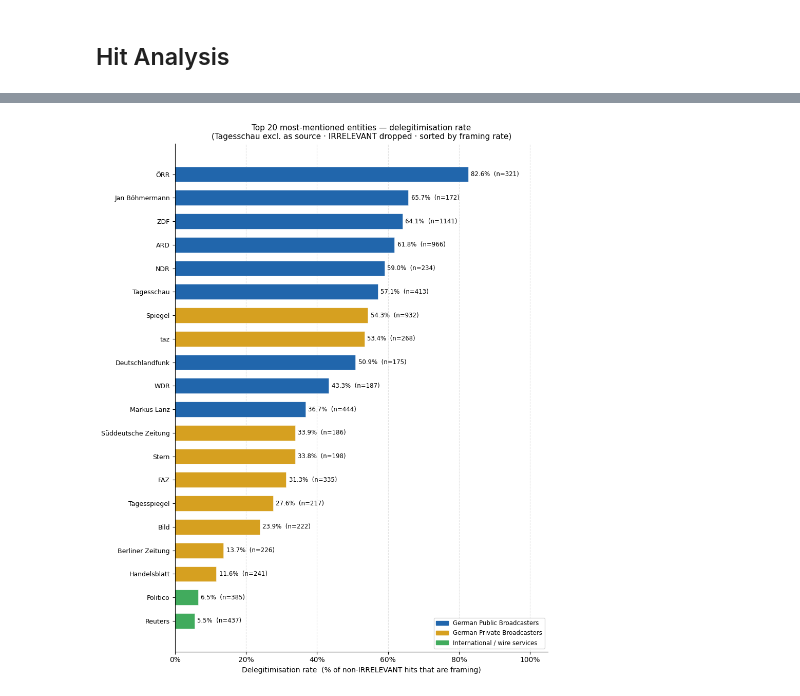
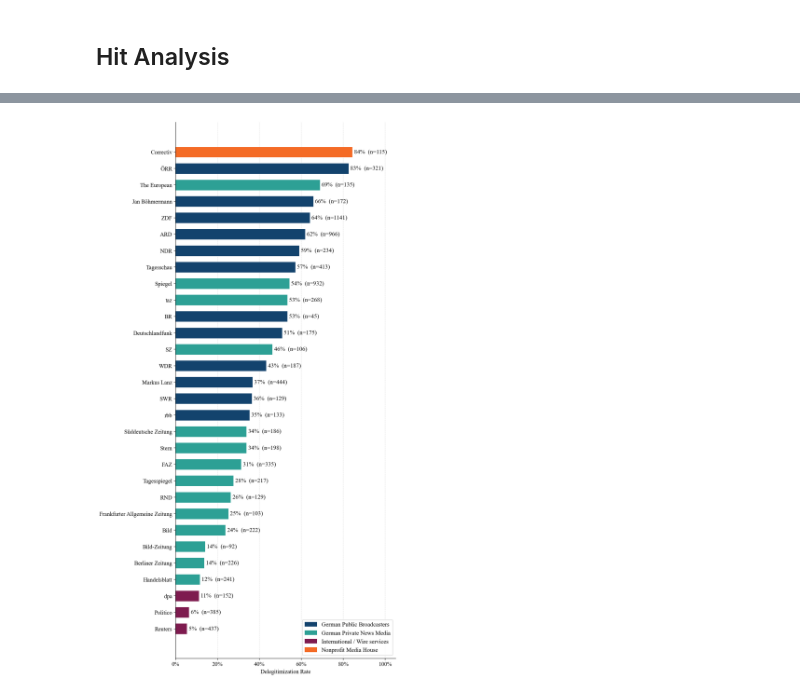
Before and after one commit to mattishaumann/Thesis, a Jupyter notebook: 03_Framing/Media_Framing_Analysis/Framing_Results_Rerun.ipynb, the cells around one changed output, grey strips where cells are left out. Drawn from its saved outputs; the diff is of its cells as text; code cells hidden in the pictures.

Commit message:
further visuals

```diff
--- a/03_Framing/Media_Framing_Analysis/Framing_Results_Rerun.ipynb
+++ b/03_Framing/Media_Framing_Analysis/Framing_Results_Rerun.ipynb
@@ -24,0 +140,11 @@ memory usage: 1.3 MB
+# %%
+# ── Apply all filters once ───────────────────────────────────────────────────
+# Remove IRRELEVANT classifications and Tagesschau (reference outlet, not target)
+print(f"Before filtering:  {len(df):,} rows")
+
+df = df[
+    (df["source"] != "Tagesschau")
+].copy()
+
+print(f"After filtering:   {len(df):,} rows")
+print(f"Sources remaining: {sorted(df['source'].unique())}")
@@ -38,3 +164,0 @@ Name: count, dtype: int64
-# %%
-# Remove rows where the 'category' is 'IRRELEVANT'
-df = df[df['category'] != 'IRRELEVANT']
@@ -117,3 +175,0 @@ plt.show()
-# %%
-# Remove all rows where source is 'Tagesschau'
-df = df[df['source'] != 'Tagesschau']
@@ -255,88 +296,82 @@ Jan Böhmermann          172
 Name: count, dtype: int64
 # %%
-# ── Top 20 most-mentioned entities: delegitimisation rate, coloured by group ──
+# ── Top 20 most-mentioned known entities: delegitimisation rate ───────────────
 from matplotlib.patches import Patch
 
-TOP_N = 20
+TOP_N = 30
 
 HIT_GROUPS = {
     "German Public Broadcasters": {
-        "color": "#2166ac",
+        "color": "#13436d",
         "members": {
-            "ÖRR", "ZDF", "ARD", "NDR", "Tagesschau", "Deutschlandfunk",
-            "WDR", "Deutschlandradio", "Öffentlich-Rechtliche",
-            "Öffentlich-rechtliche Medien", "ÖffentlichRechtliche", "Jan Böhmermann", "Böhmermann", "Markus Lanz", "Lanz"
+            "ÖRR", "ZDF", "ARD", "NDR", "SWR", "BR", "rbb", "WDR",
+            "Tagesschau", "Deutschlandfunk", "Deutschlandradio",
+            "Öffentlich-Rechtliche", "Öffentlich-rechtliche Medien",
+            "ÖffentlichRechtliche", "Staatsfunk",
+            "Jan Böhmermann", "Böhmermann", "Markus Lanz", "Lanz",
         },
     },
-
-    "German Private Broadcasters": {
-        "color": "#d6a020",
+    "German Private News Media": {
+        "color": "#2da095",
         "members": {
             "Spiegel", "Der Spiegel", "taz", "Süddeutsche Zeitung", "SZ",
-            "Tagesspiegel", "Stern","FAZ", "Frankfurter Allgemeine Zeitung", "Handelsblatt", "Bild", "Bild-Zeitung", "Berliner Zeitung"
+            "Tagesspiegel", "Stern", "FAZ", "Frankfurter Allgemeine Zeitung",
+            "Handelsblatt", "Bild", "Bild-Zeitung", "Berliner Zeitung",
+            "RND", "Qualitätsmedien","The European",
         },
     },
-    "International / wire services": {
-        "color": "#41ab5d",
-        "members": {"Politico", "Reuters", "BBC", "CNN", "AP", "dpa"},
+    "International / Wire services": {
+        "color": "#7e1b4f",
+        "members": {"Politico", "Reuters", "BBC", "CNN", "AP", "dpa"},},
+
+    "Nonprofit Media House":{"color": "#f46b26",
+        "members": {"Correctiv",
+        }
     },
+
 }
 
 hit_to_group = {m: g for g, meta in HIT_GROUPS.items() for m in meta["members"]}
 
-# Delegitimisation rate = framing hits / (framing + neutral) per entity
-df_known = df[df["hit_text"].isin(hit_to_group)].copy()
-
+df_known     = df[df["hit_text"].isin(hit_to_group)].copy()
 total_hits   = df_known.groupby("hit_text").size()
 framing_hits = df_known[df_known["category"] != "NEUTRAL"].groupby("hit_text").size()
+deleg        = (framing_hits / total_hits).dropna().rename("rate")
 
-deleg = (framing_hits / total_hits).dropna().rename("rate")
-
-# Top N by total hits
 top_entities = total_hits.nlargest(TOP_N).index
 plot_df = (
     deleg.reindex(top_entities).dropna()
     .reset_index()
     .rename(columns={"hit_text": "entity"})
 )
-plot_df["n"]      = plot_df["entity"].map(total_hits).astype(int)
-plot_df["group"]  = plot_df["entity"].map(hit_to_group)
-plot_df["color"]  = plot_df["group"].map(lambda g: HIT_GROUPS[g]["color"])
-plot_df = plot_df.sort_values("rate", ascending=True)   # highest at top in barh
+plot_df["n"]     = plot_df["entity"].map(total_hits).astype(int)
+plot_df["group"] = plot_df["entity"].map(hit_to_group)
+plot_df["color"] = plot_df["group"].map(lambda g: HIT_GROUPS[g]["color"])
+plot_df = plot_df.sort_values("rate", ascending=True)
 
 fig, ax = plt.subplots(figsize=(9, max(6, len(plot_df) * 0.55)))
-
 bars = ax.barh(plot_df["entity"], plot_df["rate"] * 100,
                color=plot_df["color"], edgecolor="white", linewidth=0.4, height=0.65)
-
 for bar, (_, row) in zip(bars, plot_df.iterrows()):
     pct = row["rate"] * 100
     ax.text(pct + 0.8, bar.get_y() + bar.get_height() / 2,
-            f"{pct:.1f}%  (n={row['n']})",
-            va="center", fontsize=8.5)
+            f"{pct:.0f}%  (n={row['n']})", va="center", fontsize=12.5)
 
-ax.set_xlabel("Delegitimisation rate  (% of non-IRRELEVANT hits that are framing)", fontsize=10)
+ax.set_xlabel("Delegitimization Rate", fontsize=12)
 ax.set_xlim(0, 105)
 ax.xaxis.set_major_formatter(plt.FuncFormatter(lambda x, _: f"{x:.0f}%"))
-ax.set_title(
-    f"Top {TOP_N} most-mentioned entities — delegitimisation rate\n"
-    "(Tagesschau excl. as source · IRRELEVANT dropped · sorted by framing rate)",
-    fontsize=11,
-)
-ax.tick_params(axis="y", labelsize=9)
+ax.tick_params(axis="y", labelsize=12)
 ax.spines[["top", "right"]].set_visible(False)
 ax.xaxis.grid(True, linestyle="--", alpha=0.35)
 ax.set_axisbelow(True)
-
 legend_handles = [
     Patch(color=meta["color"], label=group)
     for group, meta in HIT_GROUPS.items()
     if group in plot_df["group"].values
 ]
-ax.legend(handles=legend_handles, loc="lower right", fontsize=8.5, frameon=True)
-
+ax.legend(handles=legend_handles, loc="lower right", fontsize=12.5, frameon=True)
 plt.tight_layout()
 plt.show()
 # %% [output]
-[figure, old version]
+[figure, new version]
 # %%
```
Also changed, not shown: parts of 20 cells of this notebook, 5 other files.
